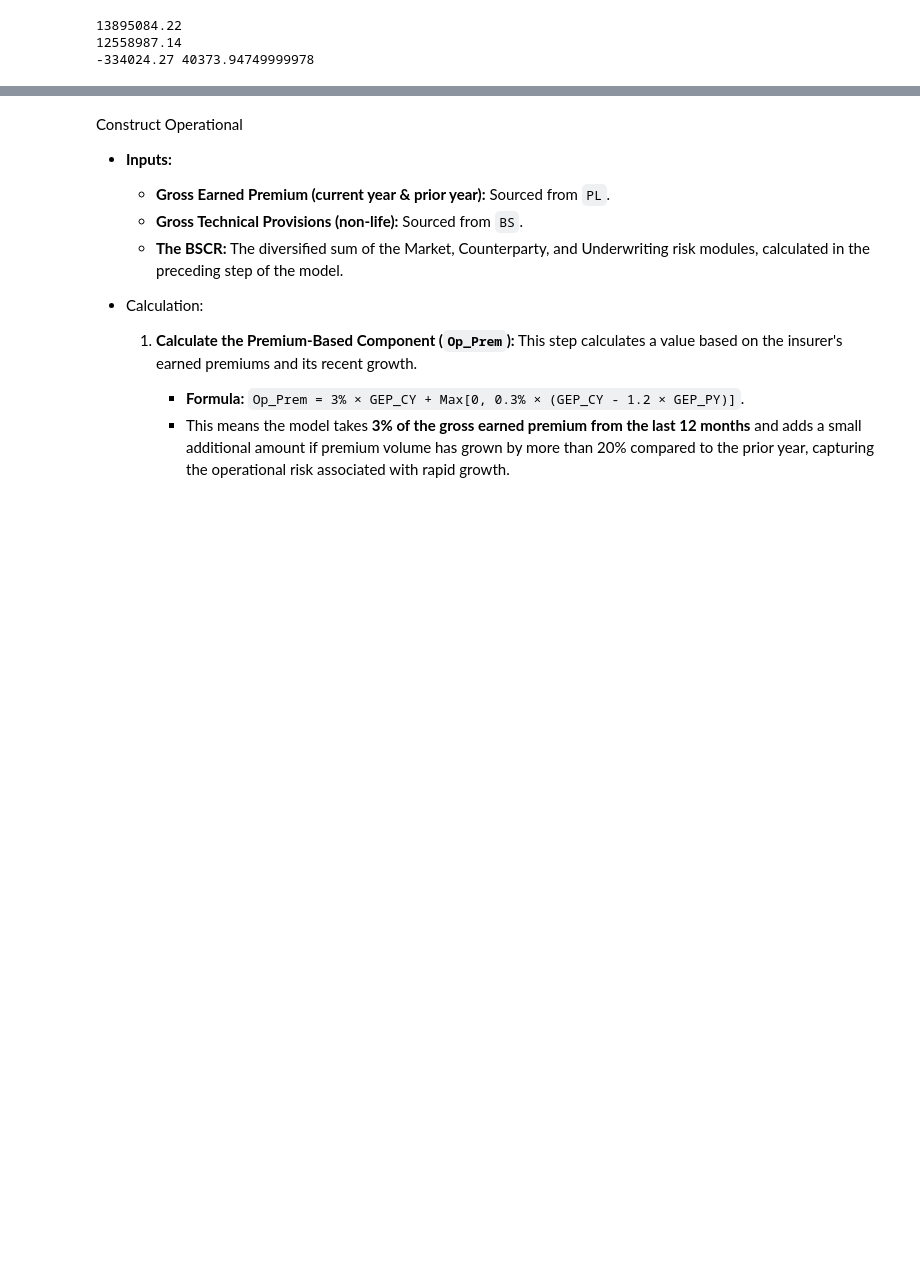
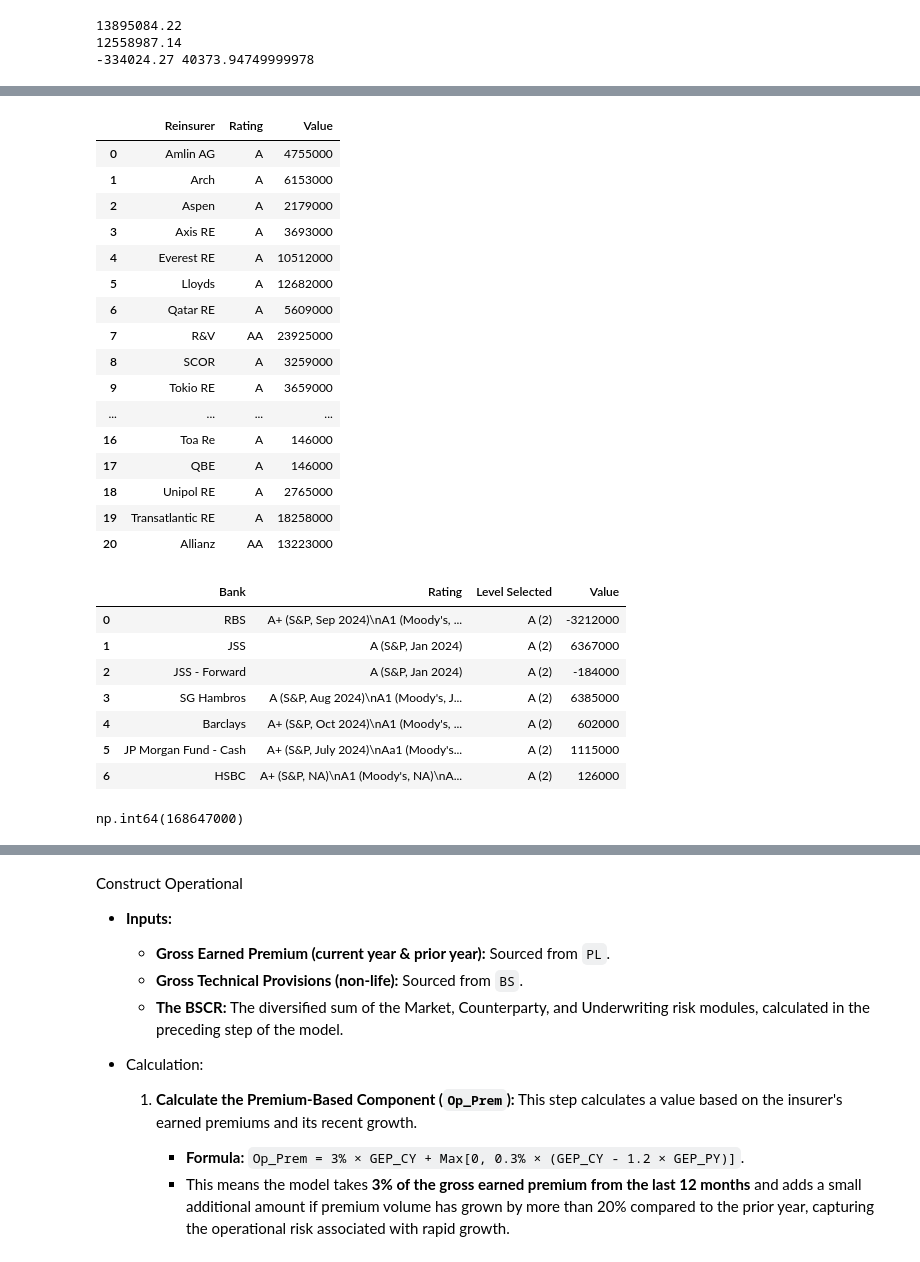
Before and after one commit to blazeitbobby/repo, a Jupyter notebook: top_down.ipynb, the cells around one changed output, grey strips where cells are left out. Drawn from its saved outputs; the diff is of its cells as text; code cells hidden in the pictures; blank space fills up the shorter version.

```diff
--- a/top_down.ipynb
+++ b/top_down.ipynb
@@ -356,0 +502,36 @@ nl_pr = 3 * 0.0778 * (v_prem + v_res)
+# %%
+display(df_reinsurers)
+display(df_cash)
+# %% [output]
+|  | Reinsurer | Rating | Value |
+| 0 | Amlin AG | A | 4755000 |
+| 1 | Arch | A | 6153000 |
+| 2 | Aspen | A | 2179000 |
+| 3 | Axis RE | A | 3693000 |
+| 4 | Everest RE | A | 10512000 |
+| 5 | Lloyds | A | 12682000 |
+| 6 | Qatar RE | A | 5609000 |
+| 7 | R&V | AA | 23925000 |
+| 8 | SCOR | A | 3259000 |
+| 9 | Tokio RE | A | 3659000 |
+| ... | ... | ... | ... |
+| 16 | Toa Re | A | 146000 |
+| 17 | QBE | A | 146000 |
+| 18 | Unipol RE | A | 2765000 |
+| 19 | Transatlantic RE | A | 18258000 |
+| 20 | Allianz | AA | 13223000 |
+|  | Bank | Rating | Level Selected | Value |
+| 0 | RBS | A+ (S&P, Sep 2024)\nA1 (Moody's, ... | A (2) | -3212000 |
+| 1 | JSS | A (S&P, Jan 2024) | A (2) | 6367000 |
+| 2 | JSS - Forward | A (S&P, Jan 2024) | A (2) | -184000 |
+| 3 | SG Hambros | A (S&P, Aug 2024)\nA1 (Moody's, J... | A (2) | 6385000 |
+| 4 | Barclays | A+ (S&P, Oct 2024)\nA1 (Moody's, ... | A (2) | 602000 |
+| 5 | JP Morgan Fund - Cash | A+ (S&P, July 2024)\nAa1 (Moody's... | A (2) | 1115000 |
+| 6 | HSBC | A+ (S&P, NA)\nA1 (Moody's, NA)\nA... | A (2) | 126000 |
+# %%
+total_reinsurer_mitigation = df_reinsurers['Value'].sum()
+total_reinsurers
+
+risk_mitigation_effect
+# %% [output]
+np.int64(168647000)
```
Also changed, not shown: parts of 40 cells of this notebook, 1 other file.
